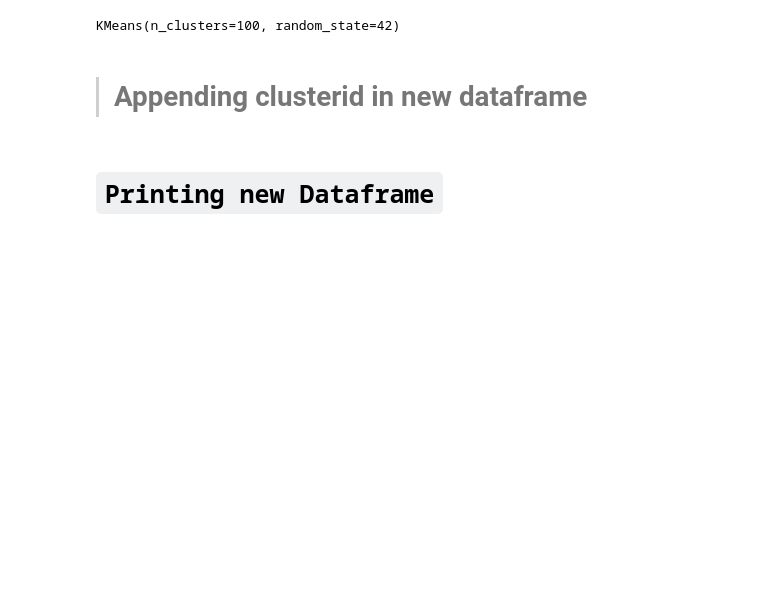
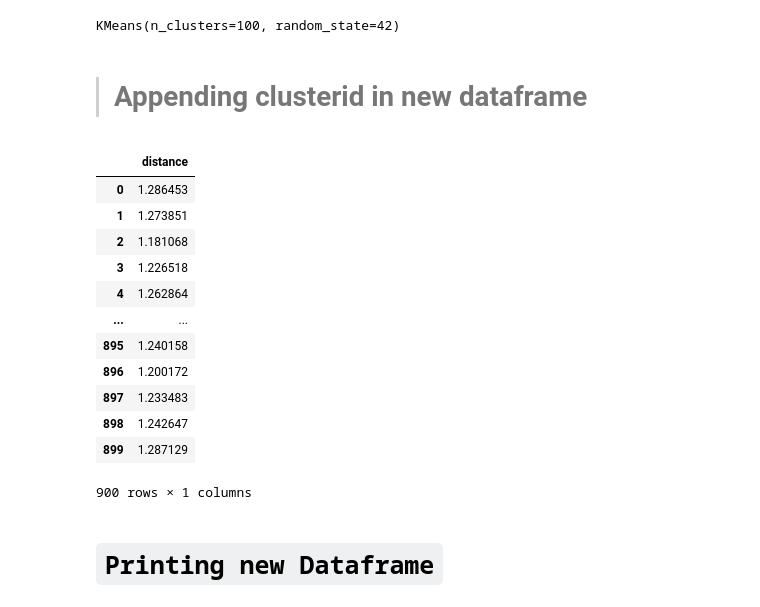
Before and after one commit to FlamPiyush/Cloud_Archi_clustering, a Jupyter notebook: test.ipynb, the cells around one changed output. Cells and saved outputs as stored; diff of their text form; code cells hidden in the pictures; blank space fills up the shorter version.

```diff
--- a/test.ipynb
+++ b/test.ipynb
@@ -165,6 +165,22 @@ KMeans(n_clusters=100, random_state=42)
 # %%
 y = pd.DataFrame(x,columns=["distance"])
 y["clusterid"] = clusters.labels_
+# %%
+x
+# %% [output]
+|  | distance |
+| 0 | 1.286453 |
+| 1 | 1.273851 |
+| 2 | 1.181068 |
+| 3 | 1.226518 |
+| 4 | 1.262864 |
+| ... | ... |
+| 895 | 1.240158 |
+| 896 | 1.200172 |
+| 897 | 1.233483 |
+| 898 | 1.242647 |
+| 899 | 1.287129 |
+900 rows × 1 columns
 # %% [markdown]
 # `Printing new Dataframe`
 # %%
```
Also changed, not shown: parts of 9 cells of this notebook.
